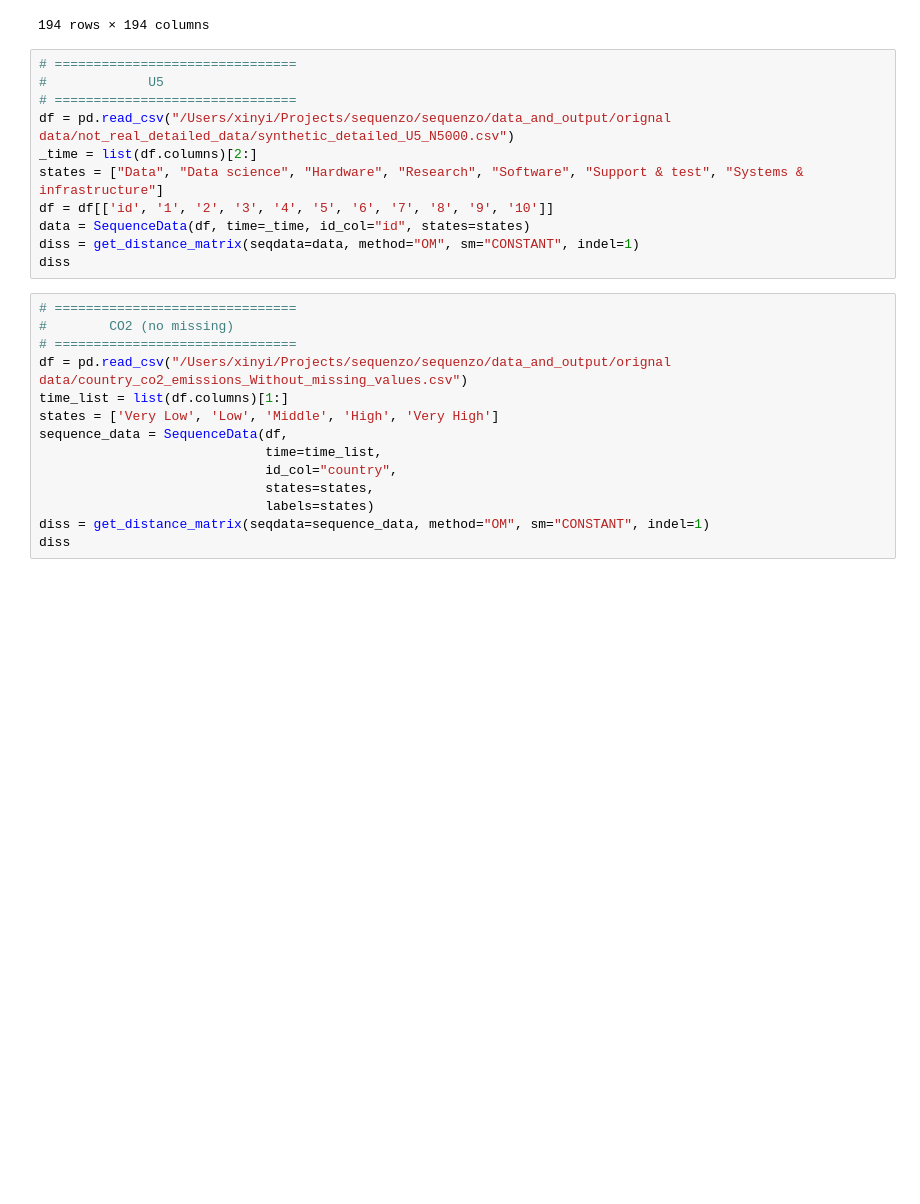
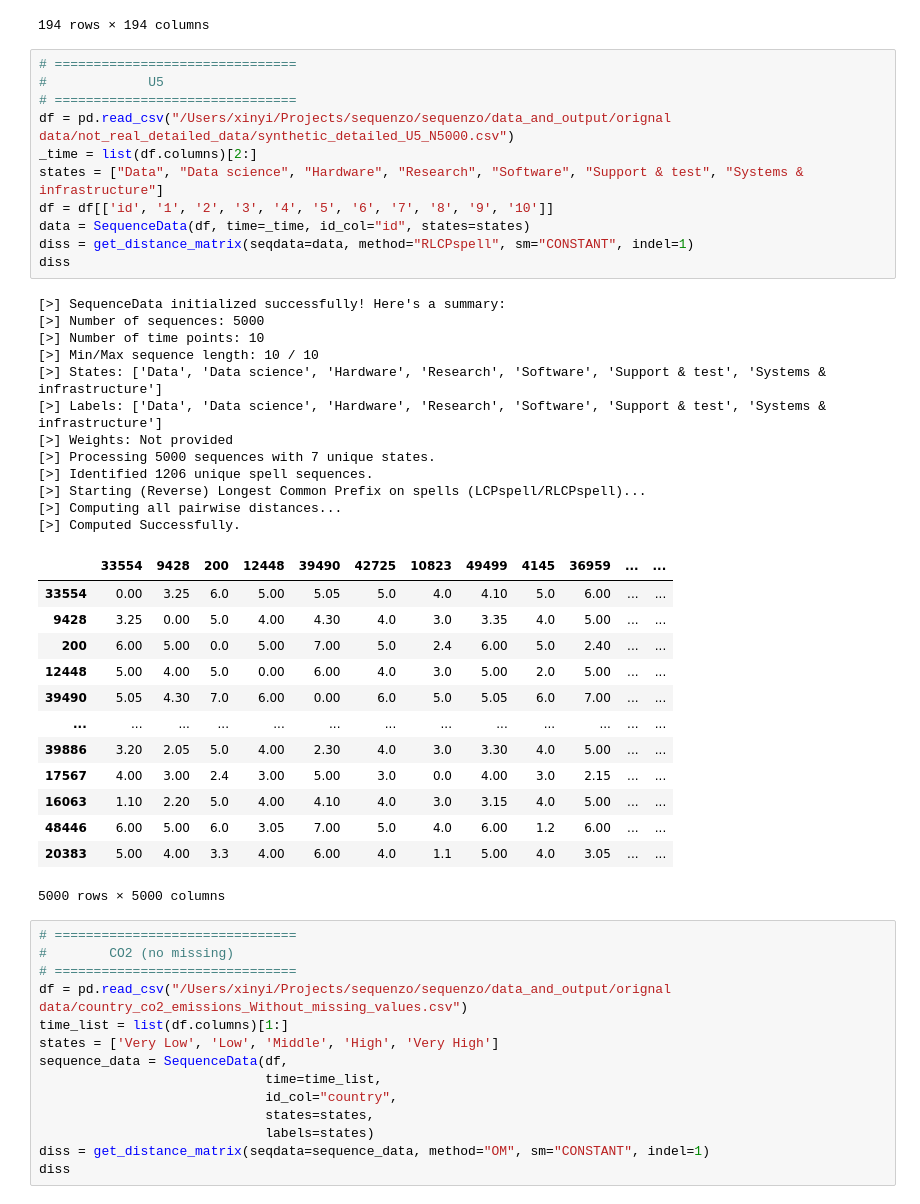
Before and after one commit to Liang-Team/Sequenzo, a Jupyter notebook: original_datasets_and_cleaning/archive_test/xinyi_test/test_for_anything.ipynb, the cells around one changed output. Cells and saved outputs as stored; diff of their text form; blank space fills up the shorter version.

```diff
--- a/original_datasets_and_cleaning/archive_test/xinyi_test/test_for_anything.ipynb
+++ b/original_datasets_and_cleaning/archive_test/xinyi_test/test_for_anything.ipynb
@@ -49,14 +49,40 @@ diss
 # %%
 # ===============================
 #             U5
 # ===============================
 df = pd.read_csv("/Users/xinyi/Projects/sequenzo/sequenzo/data_and_output/orignal data/not_real_detailed_data/synthetic_detailed_U5_N5000.csv")
 _time = list(df.columns)[2:]
 states = ["Data", "Data science", "Hardware", "Research", "Software", "Support & test", "Systems & infrastructure"]
 df = df[['id', '1', '2', '3', '4', '5', '6', '7', '8', '9', '10']]
 data = SequenceData(df, time=_time, id_col="id", states=states)
-diss = get_distance_matrix(seqdata=data, method="OM", sm="CONSTANT", indel=1)
+diss = get_distance_matrix(seqdata=data, method="RLCPspell", sm="CONSTANT", indel=1)
 diss
+# %% [output]
+[>] SequenceData initialized successfully! Here's a summary:
+[>] Number of sequences: 5000
+[>] Number of time points: 10
+[>] Min/Max sequence length: 10 / 10
+[>] States: ['Data', 'Data science', 'Hardware', 'Research', 'Software', 'Support & test', 'Systems & infrastructure']
+[>] Labels: ['Data', 'Data science', 'Hardware', 'Research', 'Software', 'Support & test', 'Systems & infrastructure']
+[>] Weights: Not provided
+[>] Processing 5000 sequences with 7 unique states.
+[>] Identified 1206 unique spell sequences.
+[>] Starting (Reverse) Longest Common Prefix on spells (LCPspell/RLCPspell)...
+[>] Computing all pairwise distances...
+[>] Computed Successfully.
+|  | 33554 | 9428 | 200 | 12448 | 39490 | 42725 | 10823 | 49499 | 4145 | 36959 | ... | ... |
+| 33554 | 0.00 | 3.25 | 6.0 | 5.00 | 5.05 | 5.0 | 4.0 | 4.10 | 5.0 | 6.00 | ... | ... |
+| 9428 | 3.25 | 0.00 | 5.0 | 4.00 | 4.30 | 4.0 | 3.0 | 3.35 | 4.0 | 5.00 | ... | ... |
+| 200 | 6.00 | 5.00 | 0.0 | 5.00 | 7.00 | 5.0 | 2.4 | 6.00 | 5.0 | 2.40 | ... | ... |
+| 12448 | 5.00 | 4.00 | 5.0 | 0.00 | 6.00 | 4.0 | 3.0 | 5.00 | 2.0 | 5.00 | ... | ... |
+| 39490 | 5.05 | 4.30 | 7.0 | 6.00 | 0.00 | 6.0 | 5.0 | 5.05 | 6.0 | 7.00 | ... | ... |
+| ... | ... | ... | ... | ... | ... | ... | ... | ... | ... | ... | ... | ... |
+| 39886 | 3.20 | 2.05 | 5.0 | 4.00 | 2.30 | 4.0 | 3.0 | 3.30 | 4.0 | 5.00 | ... | ... |
+| 17567 | 4.00 | 3.00 | 2.4 | 3.00 | 5.00 | 3.0 | 0.0 | 4.00 | 3.0 | 2.15 | ... | ... |
+| 16063 | 1.10 | 2.20 | 5.0 | 4.00 | 4.10 | 4.0 | 3.0 | 3.15 | 4.0 | 5.00 | ... | ... |
+| 48446 | 6.00 | 5.00 | 6.0 | 3.05 | 7.00 | 5.0 | 4.0 | 6.00 | 1.2 | 6.00 | ... | ... |
+| 20383 | 5.00 | 4.00 | 3.3 | 4.00 | 6.00 | 4.0 | 1.1 | 5.00 | 4.0 | 3.05 | ... | ... |
+5000 rows × 5000 columns
 # %%
 # ===============================
 #        CO2 (no missing)
```
Also changed, not shown: 2 other files.
